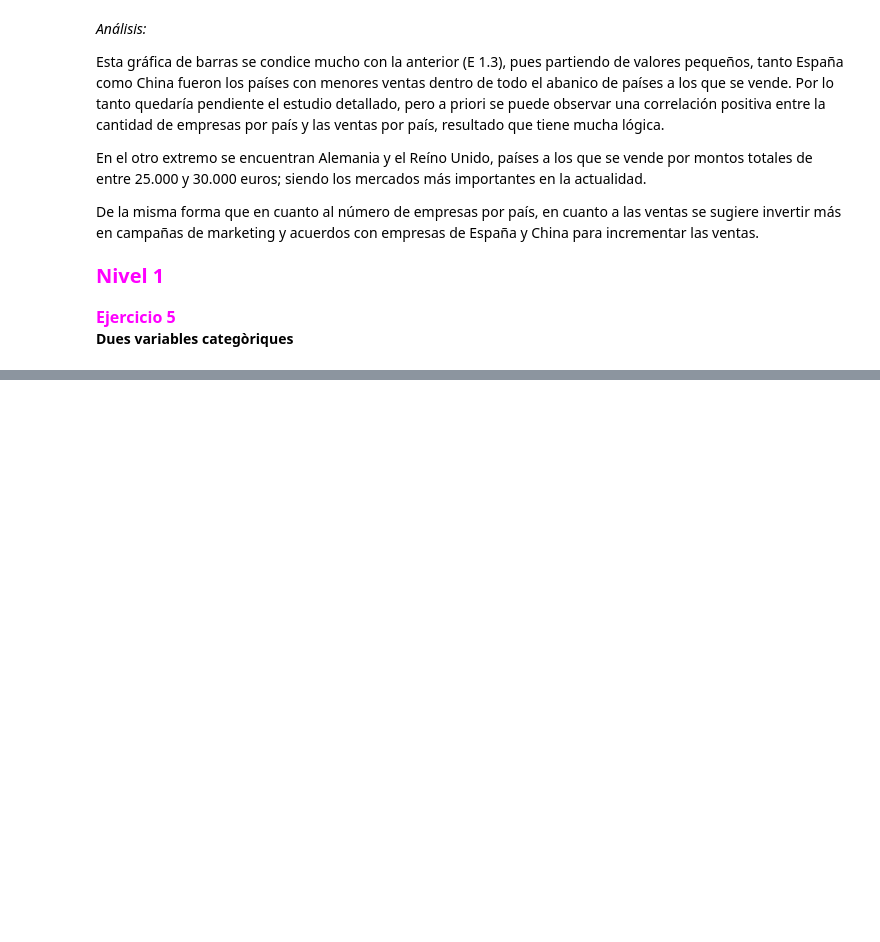
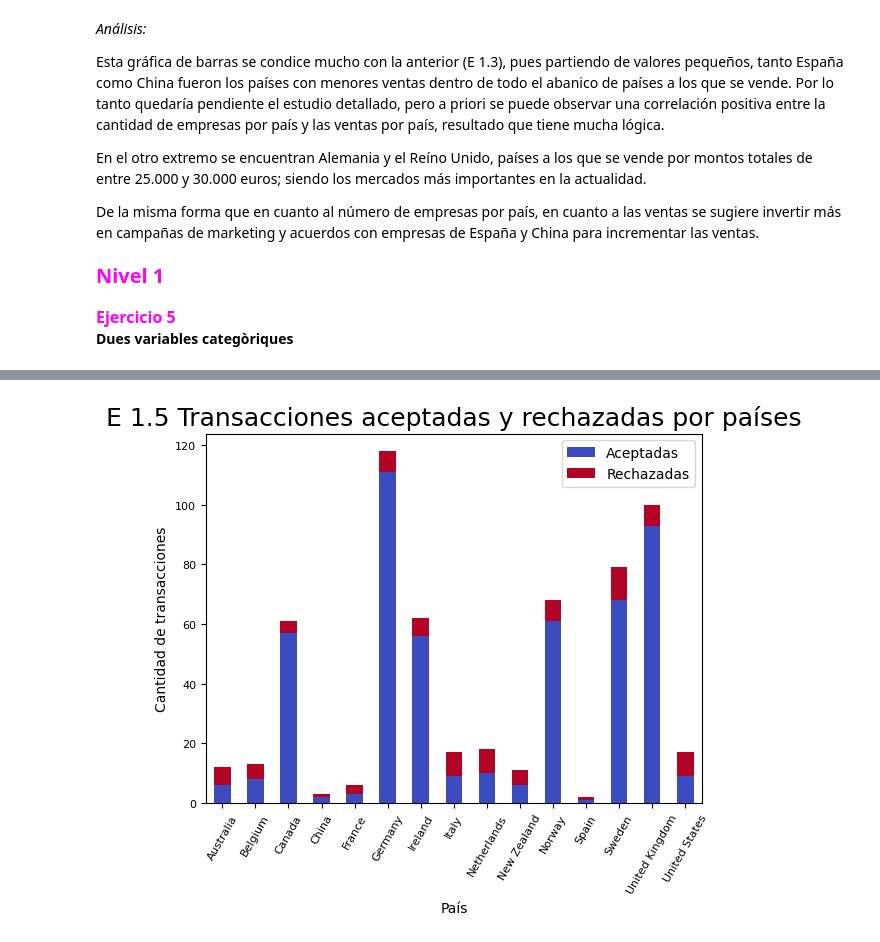
Before and after one commit to Nathalia-GM2912/Data_Analytics_2024, a Jupyter notebook: Sprint_8_Python/Sprint_8.01.ipynb, the cells around one changed output, grey strips where cells are left out. Drawn from its saved outputs; the diff is of its cells as text; code cells hidden in the pictures; blank space fills up the shorter version.

```diff
--- a/Sprint_8_Python/Sprint_8.01.ipynb
+++ b/Sprint_8_Python/Sprint_8.01.ipynb
@@ -385,0 +391,17 @@ De la misma forma que en cuanto al número de empresas por país, en cuanto a la
+# %%
+data_agrupada = companies_transactions.groupby('country')['declined'].value_counts().unstack()
+
+data_agrupada.columns = ['Aceptadas', 'Rechazadas']
+
+data_agrupada.plot(kind='bar', stacked=True, fontsize=8, colormap ='coolwarm' )
+
+plt.title('E 1.5 Transacciones aceptadas y rechazadas por países', fontsize=18)
+plt.xlabel('País')
+plt.ylabel('Cantidad de transacciones')
+plt.xticks(rotation=60)
+
+# Se muestra el gráfico
+
+plt.show()
+# %% [output]
+[figure, added]
```
Also changed, not shown: parts of 3 cells of this notebook.
